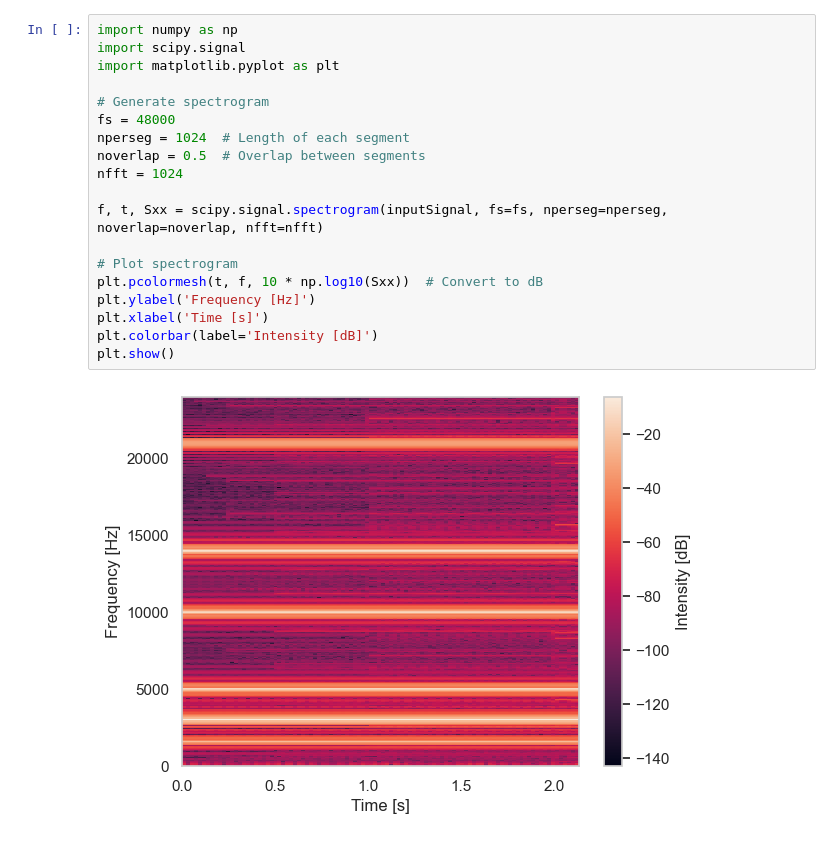
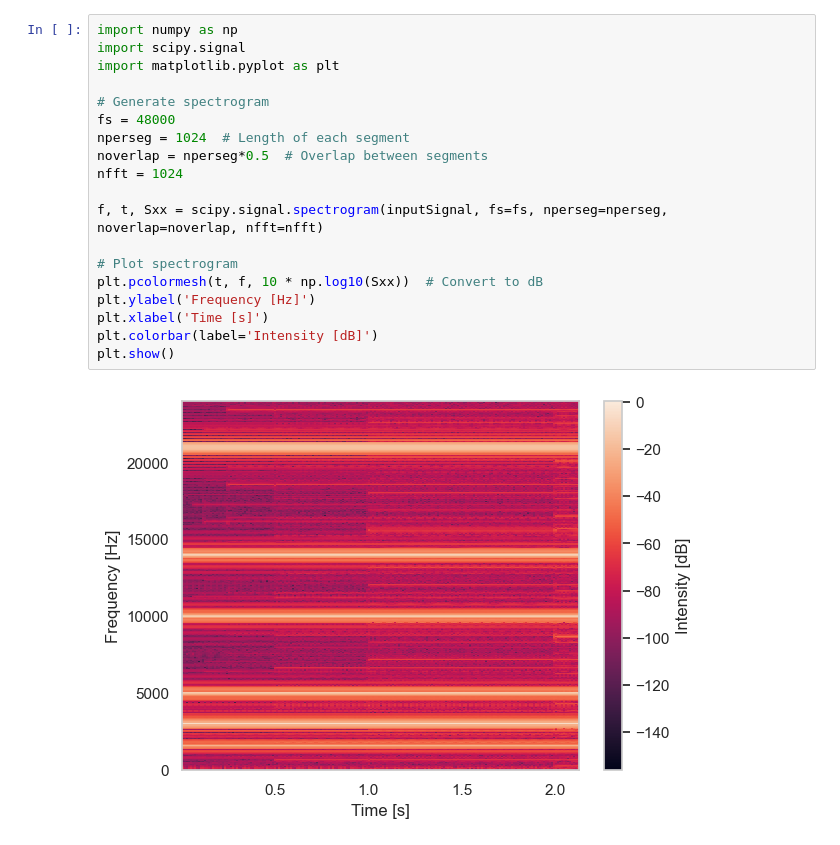
Before and after one commit to hissain/dsp-spectrogram, a Jupyter notebook: python/spectrogram.ipynb, the cells around one changed output. Drawn from its saved outputs; the diff is of its cells as text.

```diff
--- a/python/spectrogram.ipynb
+++ b/python/spectrogram.ipynb
@@ -64,21 +64,21 @@ plt.show()
 # %%
 import numpy as np
 import scipy.signal
 import matplotlib.pyplot as plt
 
 # Generate spectrogram
 fs = 48000
 nperseg = 1024  # Length of each segment
-noverlap = 0.5  # Overlap between segments
+noverlap = nperseg*0.5  # Overlap between segments
 nfft = 1024
 
 f, t, Sxx = scipy.signal.spectrogram(inputSignal, fs=fs, nperseg=nperseg, noverlap=noverlap, nfft=nfft)
 
 # Plot spectrogram
 plt.pcolormesh(t, f, 10 * np.log10(Sxx))  # Convert to dB
 plt.ylabel('Frequency [Hz]')
 plt.xlabel('Time [s]')
 plt.colorbar(label='Intensity [dB]')
 plt.show()
 # %% [output]
-[figure, old version]
+[figure, new version]
```
Also changed, not shown: parts of 2 cells of this notebook, 8 other files.
